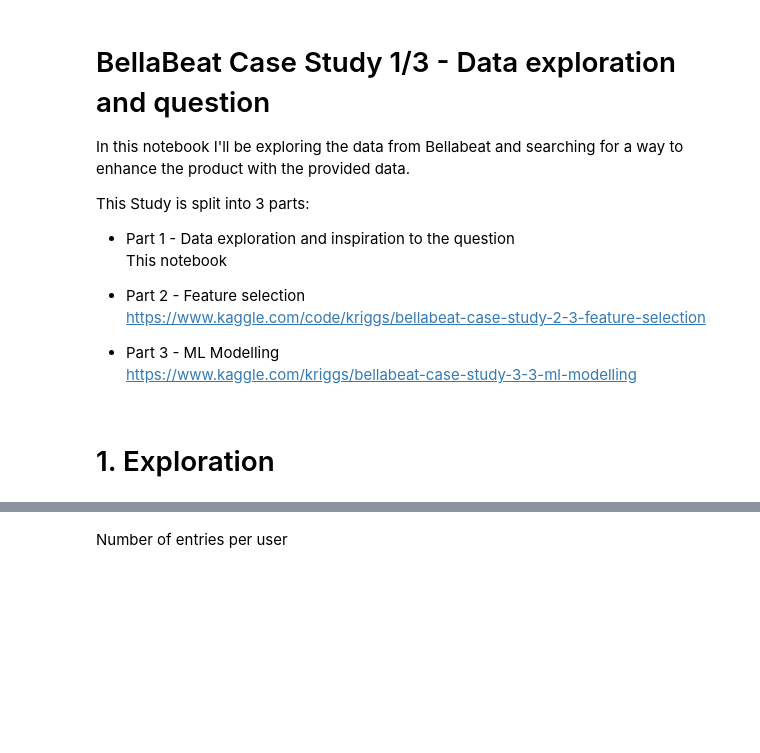
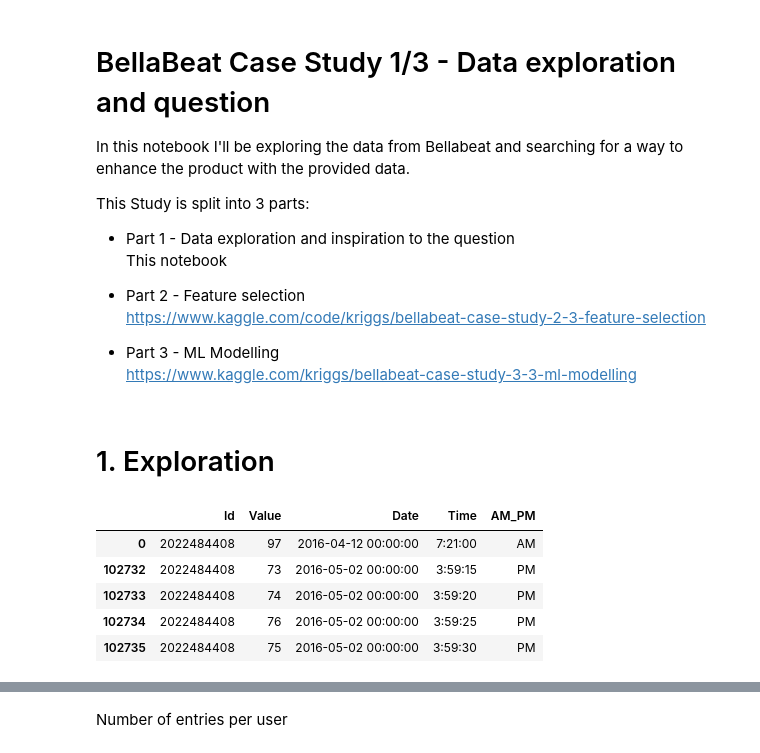
Before and after one commit to krugergui/bellabeat, a Jupyter notebook: bellabeat-case-study-1-3-data-exploration.ipynb, the cells around one changed output, grey strips where cells are left out. Cells and saved outputs as stored; diff of their text form; code cells hidden in the pictures; blank space fills up the shorter version.

```diff
--- a/bellabeat-case-study-1-3-data-exploration.ipynb
+++ b/bellabeat-case-study-1-3-data-exploration.ipynb
@@ -34,26 +37,33 @@ no_top_left_bar = {"axes.spines.right": False, "axes.spines.top": False}
 # %%
 # Data Loading
 
-data_dir = '/kaggle/input/fitbit/Fitabase Data 4.12.16-5.12.16'
-df_heartrate = pd.read_csv(data_dir + '/heartrate_seconds_merged.csv').dropna().sort_values('Id')
+data_dir = '../datasets/'
+df_heartrate = pd.read_csv(data_dir + 'heartrate_seconds_merged.csv').dropna().sort_values('Id')
 
 def split_date_and_time_from_df(df_in: pd.DataFrame, column:str = 'Time') -> pd.DataFrame:
 	# Split time through expand
 	df_split_time = df_in[column].str.split(' ', expand=True)
 
 	dict_rename_columns = {
 		0: 'Date',
 		1: 'Time',
 		2: 'AM_PM'
 	}
 
 	df_split_time = df_split_time.rename(columns=dict_rename_columns)
 	df_split_time.loc[:, 'Date'] = pd.to_datetime(df_split_time.loc[:, 'Date'])
 
 	return pd.merge(left=df_in.drop(columns=column), right=df_split_time, right_index=True, left_index=True)
 
 df_heartrate = split_date_and_time_from_df(df_heartrate)
 df_heartrate.head()
+# %% [output]
+|  | Id | Value | Date | Time | AM_PM |
+| 0 | 2022484408 | 97 | 2016-04-12 00:00:00 | 7:21:00 | AM |
+| 102732 | 2022484408 | 73 | 2016-05-02 00:00:00 | 3:59:15 | PM |
+| 102733 | 2022484408 | 74 | 2016-05-02 00:00:00 | 3:59:20 | PM |
+| 102734 | 2022484408 | 76 | 2016-05-02 00:00:00 | 3:59:25 | PM |
+| 102735 | 2022484408 | 75 | 2016-05-02 00:00:00 | 3:59:30 | PM |
 # %%
 print('NA values: ', df_heartrate.isna().sum().sum())
 df_heartrate.info()
```
Also changed, not shown: parts of 18 cells of this notebook, 4 other files.
